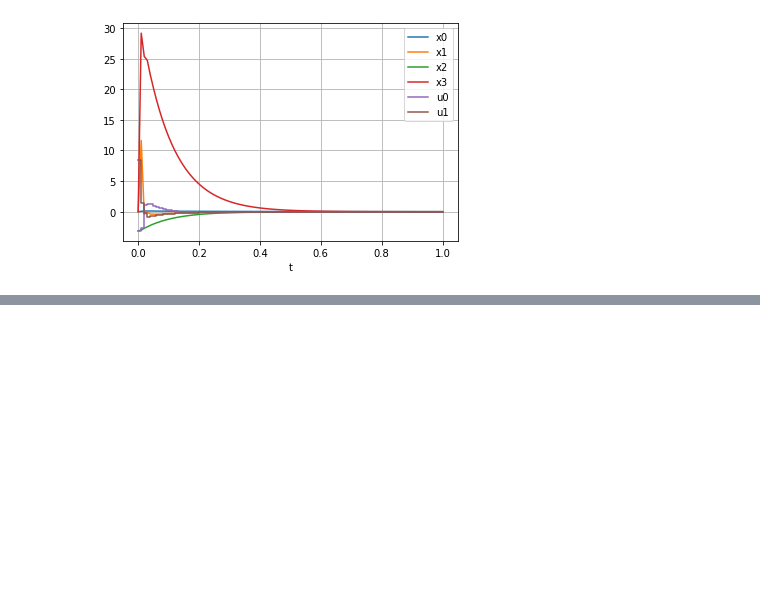
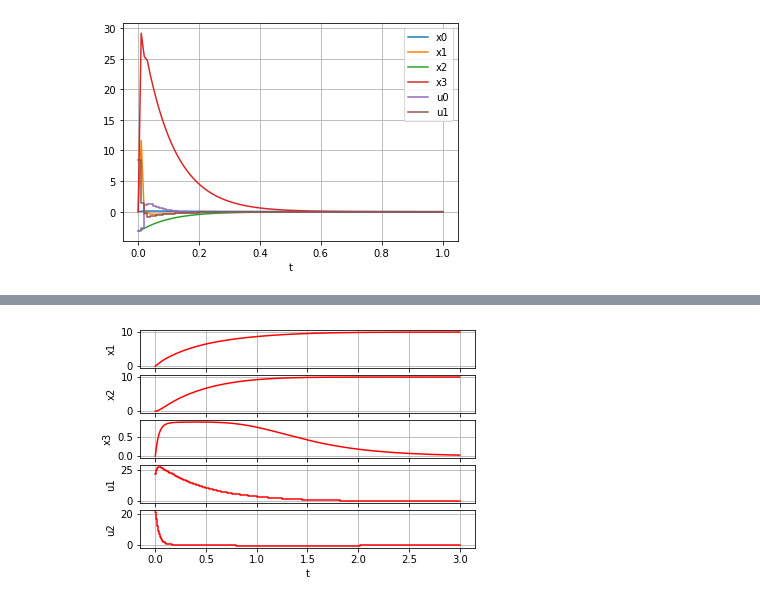
Before and after one commit to zhengang-zhong/NMPC_framework, a Jupyter notebook: test.ipynb, the cells around one changed output, grey strips where cells are left out. Cells and saved outputs as stored; diff of their text form; code cells hidden in the pictures; blank space fills up the shorter version.

```diff
--- a/test.ipynb
+++ b/test.ipynb
@@ -144,0 +396,4 @@ mpc_plot.plot_single()
+# %%
+mpc_plot.plot_multi()
+# %% [output]
+[figure, added]
```
Also changed, not shown: parts of 15 cells of this notebook.
